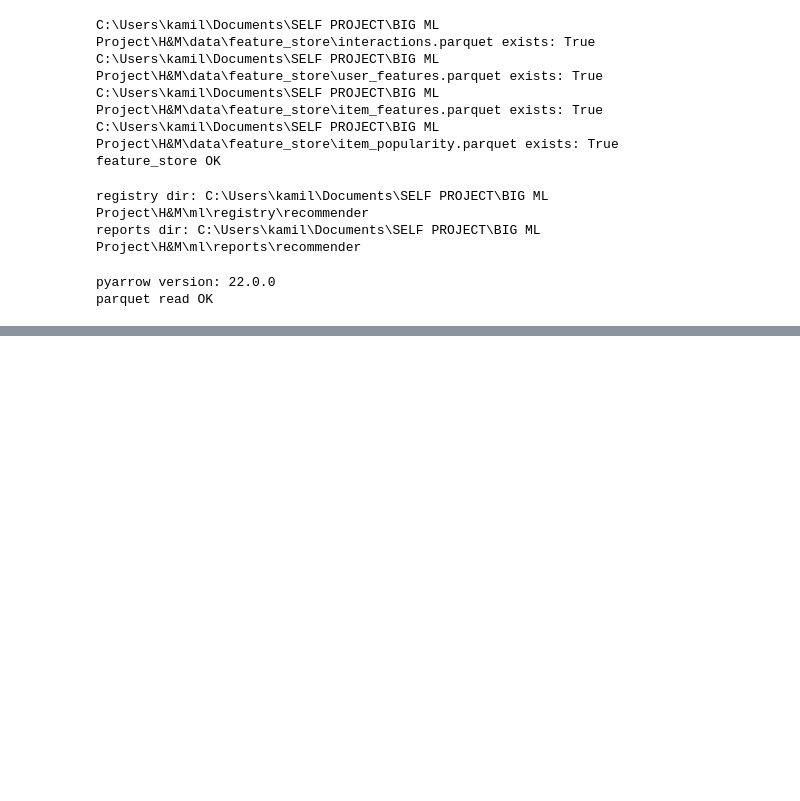
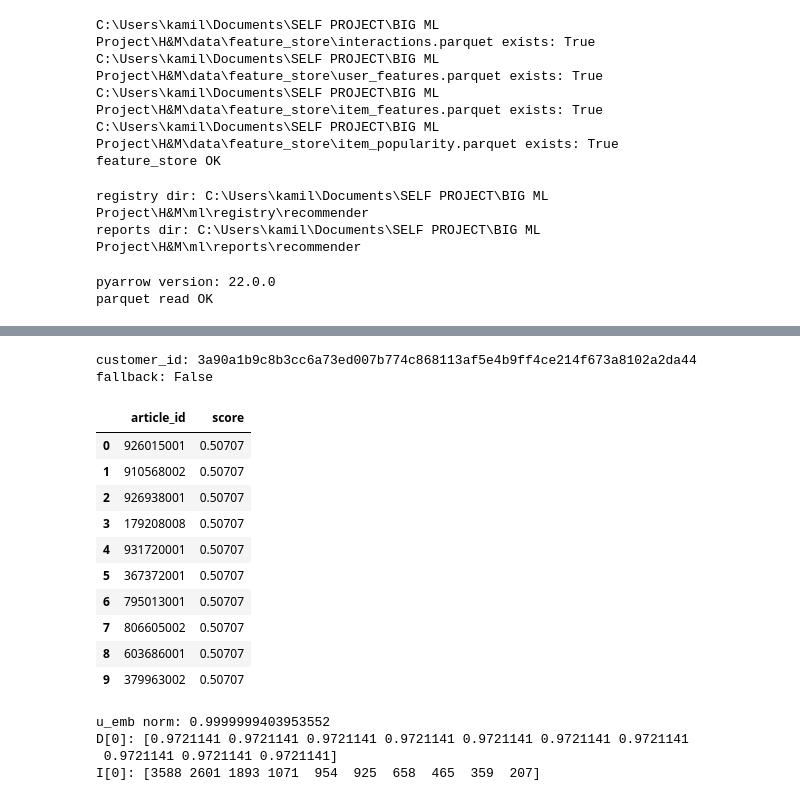
Before and after one commit to malikee00/hm-recommender-system, a Jupyter notebook: notebooks/run_training_test.ipynb, the cells around one changed output, grey strips where cells are left out. Cells and saved outputs as stored; diff of their text form; code cells hidden in the pictures; blank space fills up the shorter version.

```diff
--- a/notebooks/run_training_test.ipynb
+++ b/notebooks/run_training_test.ipynb
@@ -170,2 +192,65 @@ MODEL METRICS
 BASELINE METRICS
 {'precision@5': 0.0013998030279280373, 'recall@5': 0.006999015139640186, 'ndcg@5': 0.004310570270700537, 'precision@10': 0.0011118866434598471, 'recall@10': 0.01111886643459847, 'ndcg@10': 0.005620917 ...
+# %%
+from ml.recommender.inference import RecommenderService
+import pandas as pd
+import json
+
+service = RecommenderService(
+    registry_dir=str(REGISTRY_RUN),
+    feature_store_dir=str(FEATURE_STORE_DIR),
+)
+
+service.load()
+
+with open(REGISTRY_RUN / "user_id_mapping.json", "r") as f:
+    user_map = list(json.load(f).keys())
+
+customer_id = user_map[0]
+top_k = 10
+
+res = service.recommend(customer_id=customer_id, top_k=top_k)
+
+df = pd.DataFrame(
+    [{"article_id": r.article_id, "score": r.score} for r in res.recommendations]
+)
+
+print("customer_id:", customer_id)
+print("fallback:", res.is_fallback)
+df
+# %% [output]
+customer_id: 3a90a1b9c8b3cc6a73ed007b774c868113af5e4b9ff4ce214f673a8102a2da44
+fallback: False
+|  | article_id | score |
+| 0 | 926015001 | 0.50707 |
+| 1 | 910568002 | 0.50707 |
+| 2 | 926938001 | 0.50707 |
+| 3 | 179208008 | 0.50707 |
+| 4 | 931720001 | 0.50707 |
+| 5 | 367372001 | 0.50707 |
+| 6 | 795013001 | 0.50707 |
+| 7 | 806605002 | 0.50707 |
+| 8 | 603686001 | 0.50707 |
+| 9 | 379963002 | 0.50707 |
+# %%
+import torch
+import numpy as np
+
+cid = '3a90a1b9c8b3cc6a73ed007b774c868113af5e4b9ff4ce214f673a8102a2da44'
+
+u_idx = service.enc.user_id_map[cid]
+feat = service.user_feat_t[u_idx : u_idx + 1].to(service.device)
+
+with torch.no_grad():
+    u_emb = service.model.user_forward(feat).detach().cpu().numpy().astype(np.float32)
+
+D, I = service.index.search(u_emb, 10)
+
+print("u_emb norm:", float(np.linalg.norm(u_emb)))
+print("D[0]:", D[0])
+print("I[0]:", I[0])
+# %% [output]
+u_emb norm: 0.9999999403953552
+D[0]: [0.9721141 0.9721141 0.9721141 0.9721141 0.9721141 0.9721141 0.9721141
+ 0.9721141 0.9721141 0.9721141]
+I[0]: [3588 2601 1893 1071  954  925  658  465  359  207]
```
Also changed, not shown: parts of 10 cells of this notebook, 5 other files.
